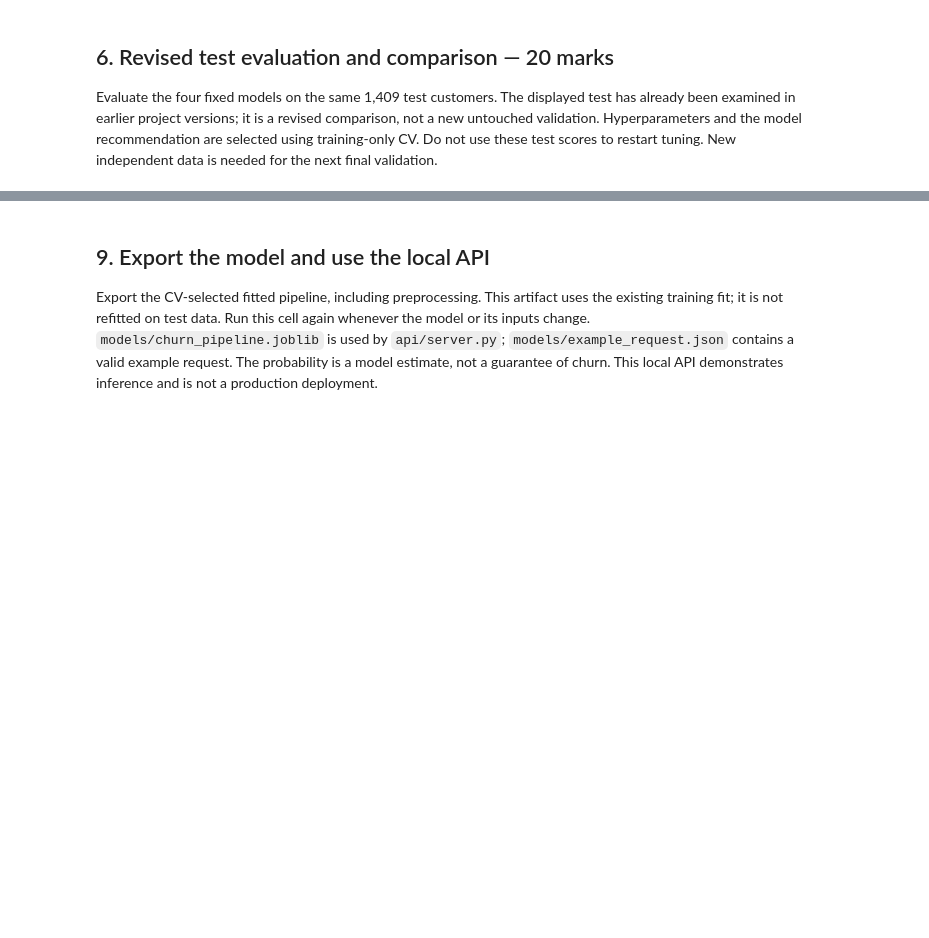
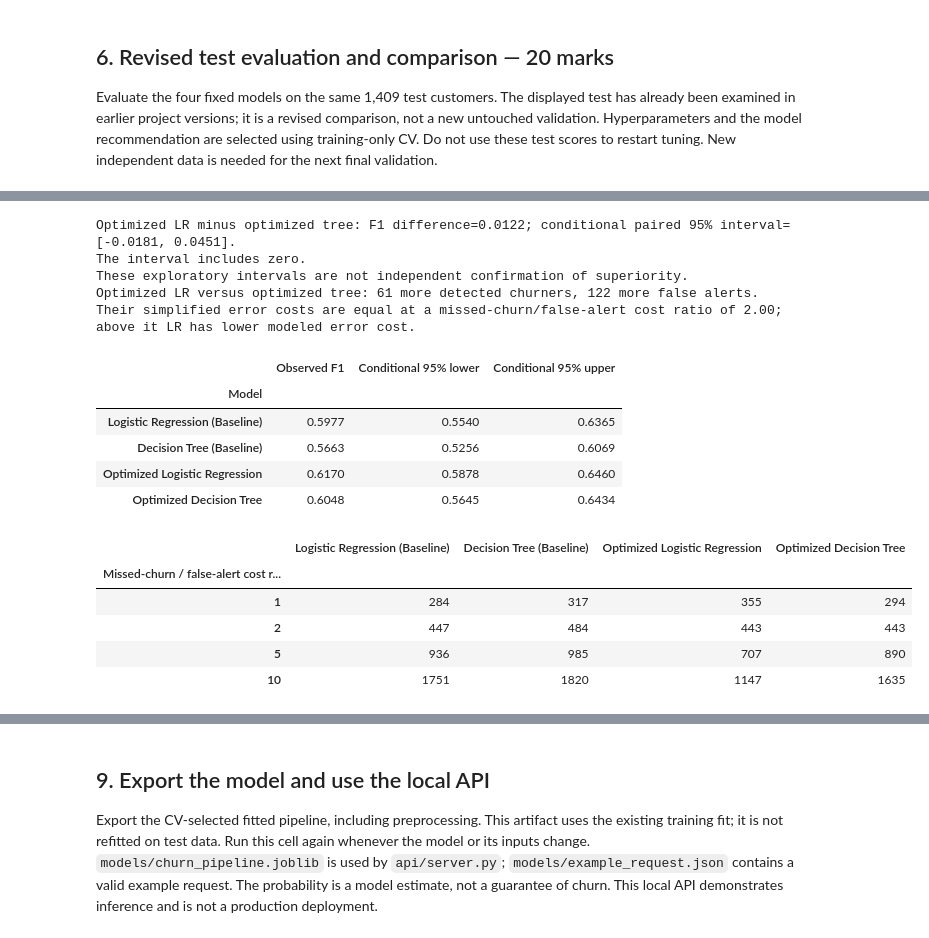
Before and after one commit to mehrthur-teste/end-to-end-supervised-machine-learning-project, a Jupyter notebook: Group4.ipynb, the cells around one changed output, grey strips where cells are left out. Saved outputs shown, nothing was run; the diff lists cells and outputs as text; code cells hidden in the pictures; blank space fills up the shorter version.

```diff
--- a/Group4.ipynb
+++ b/Group4.ipynb
@@ -772,0 +710,64 @@ Online references accessed November 5, 2026. Course Modules 2–5 supplied the t
+# %%
+# NumPy counting keeps the 2,000 paired bootstrap repetitions fast and transparent.
+rng = np.random.default_rng(RANDOM_STATE)
+y_array = y_test.to_numpy()
+groups = [np.flatnonzero(y_array == label) for label in (0, 1)]
+names = list(test_predictions)
+bootstrap_f1 = {name: np.empty(2000) for name in names}
+for b in range(2000):
+    idx = np.concatenate([rng.choice(g, size=len(g), replace=True) for g in groups])
+    truth = y_array[idx]
+    for name in names:
+        pred = np.asarray(test_predictions[name])[idx]
+        tp = np.count_nonzero((truth == 1) & (pred == 1))
+        fp = np.count_nonzero((truth == 0) & (pred == 1))
+        fn = np.count_nonzero((truth == 1) & (pred == 0))
+        bootstrap_f1[name][b] = 2 * tp / (2 * tp + fp + fn)
+intervals = pd.DataFrame([
+    {"Model": name, "Observed F1": comparison.loc[name, "F1-score"],
+     "Conditional 95% lower": np.quantile(values, .025),
+     "Conditional 95% upper": np.quantile(values, .975)}
+    for name, values in bootstrap_f1.items()
+]).set_index("Model")
+display(intervals.round(4))
+f1_differences = bootstrap_f1["Optimized Logistic Regression"] - bootstrap_f1["Optimized Decision Tree"]
+paired_interval = np.quantile(f1_differences, [.025, .975])
+observed_difference = comparison.loc["Optimized Logistic Regression", "F1-score"] - comparison.loc["Optimized Decision Tree", "F1-score"]
+print(f"Optimized LR minus optimized tree: F1 difference={observed_difference:.4f}; "
+      f"conditional paired 95% interval=[{paired_interval[0]:.4f}, {paired_interval[1]:.4f}].")
+print("The interval includes zero." if paired_interval[0] <= 0 <= paired_interval[1]
+      else "The interval excludes zero conditional on this reused test sample and fixed models.")
+print("These exploratory intervals are not independent confirmation of superiority.")
+
+cost_rows = []
+for ratio in [1, 2, 5, 10]:
+    cost_rows.append({"Missed-churn / false-alert cost ratio": ratio,
+        **{name: int(comparison.loc[name, "FN"] * ratio + comparison.loc[name, "FP"])
+           for name in names}})
+display(pd.DataFrame(cost_rows).set_index("Missed-churn / false-alert cost ratio"))
+lr_row, tree_row = comparison.loc["Optimized Logistic Regression"], comparison.loc["Optimized Decision Tree"]
+additional_alerts = int(lr_row["FP"] - tree_row["FP"])
+additional_detected = int(tree_row["FN"] - lr_row["FN"])
+print(f"Optimized LR versus optimized tree: {additional_detected} more detected churners, "
+      f"{additional_alerts} more false alerts.")
+if additional_detected > 0 and additional_alerts > 0:
+    print(f"Their simplified error costs are equal at a missed-churn/false-alert cost ratio of "
+          f"{additional_alerts / additional_detected:.2f}; above it LR has lower modeled error cost.")
+# %% [output]
+Optimized LR minus optimized tree: F1 difference=0.0122; conditional paired 95% interval=[-0.0181, 0.0451].
+The interval includes zero.
+These exploratory intervals are not independent confirmation of superiority.
+Optimized LR versus optimized tree: 61 more detected churners, 122 more false alerts.
+Their simplified error costs are equal at a missed-churn/false-alert cost ratio of 2.00; above it LR has lower modeled error cost.
+|  | Observed F1 | Conditional 95% lower | Conditional 95% upper |
+| Model |  |  |  |
+| Logistic Regression (Baseline) | 0.5977 | 0.5540 | 0.6365 |
+| Decision Tree (Baseline) | 0.5663 | 0.5256 | 0.6069 |
+| Optimized Logistic Regression | 0.6170 | 0.5878 | 0.6460 |
+| Optimized Decision Tree | 0.6048 | 0.5645 | 0.6434 |
+|  | Logistic Regression (Baseline) | Decision Tree (Baseline) | Optimized Logistic Regression | Optimized Decision Tree |
+| Missed-churn / false-alert cost r... |  |  |  |  |
+| 1 | 284 | 317 | 355 | 294 |
+| 2 | 447 | 484 | 443 | 443 |
+| 5 | 936 | 985 | 707 | 890 |
+| 10 | 1751 | 1820 | 1147 | 1635 |
```
Also changed, not shown: parts of 23 cells of this notebook, 4 other files.
